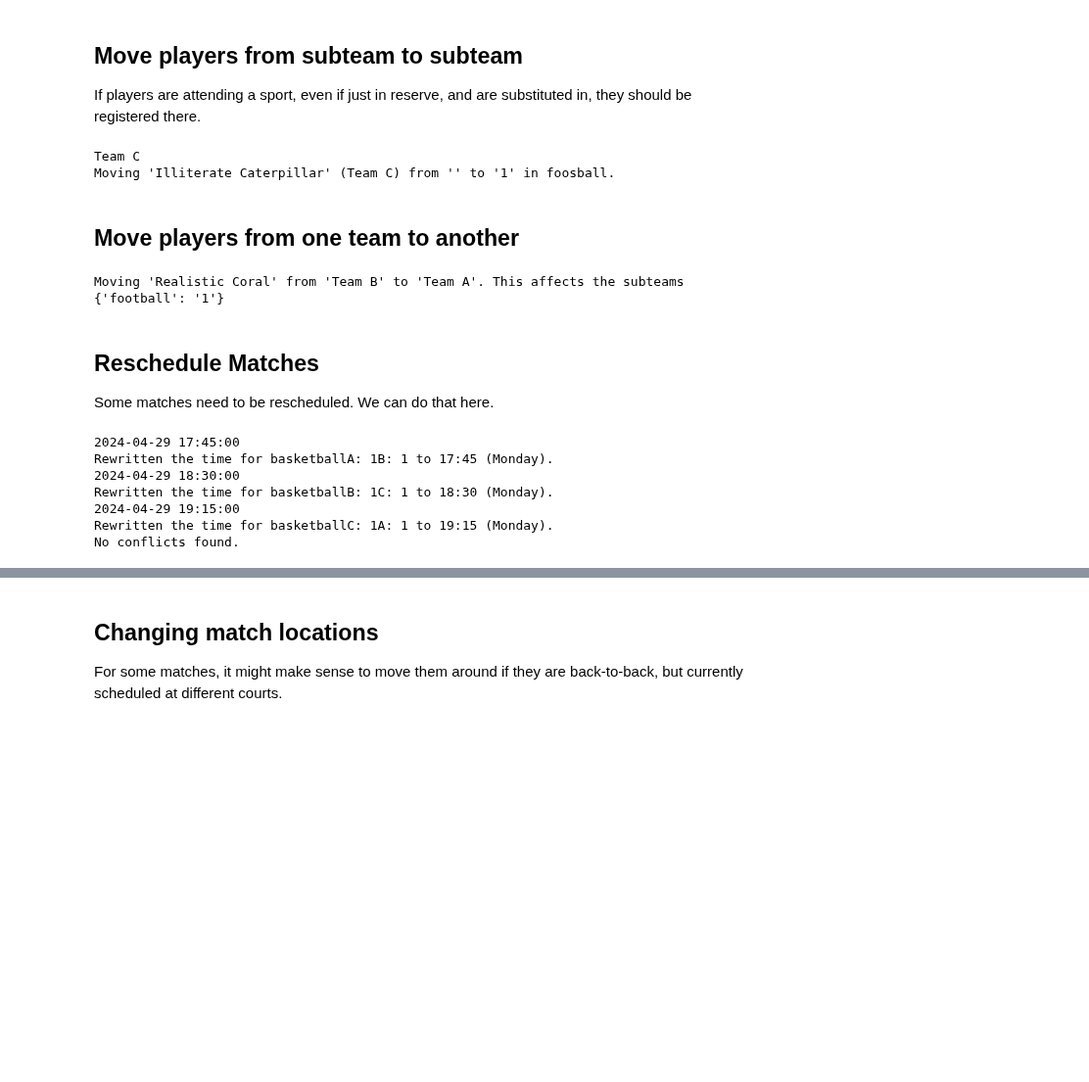
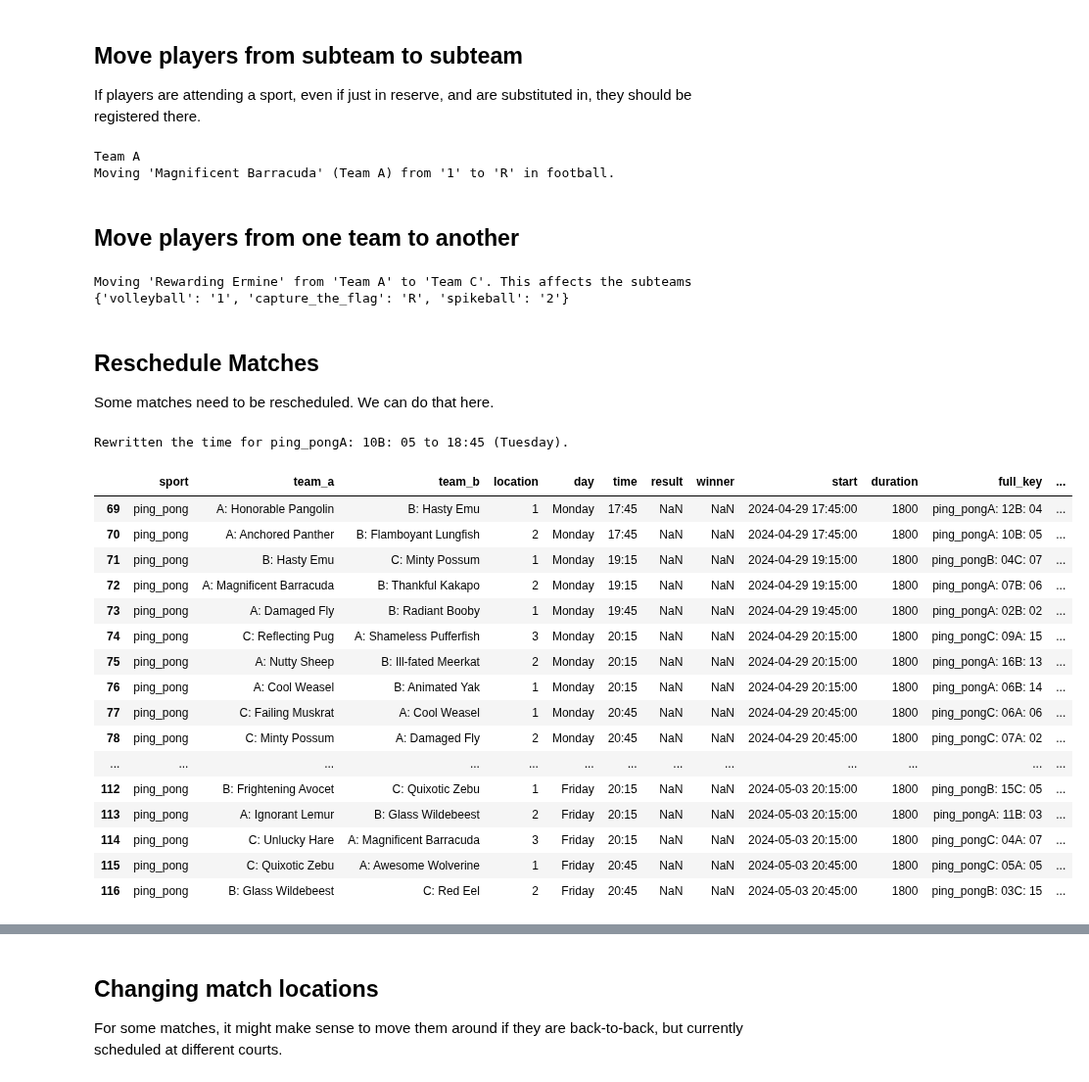
Before and after one commit to FBalzerMPE/imprs_sports_week, a Jupyter notebook: adjust_info.ipynb.ipynb, the cells around one changed output, grey strips where cells are left out. Shown at 98% size. Cells and saved outputs as stored; diff of their text form; code cells hidden in the pictures; blank space fills up the shorter version.

```diff
--- a/adjust_info.ipynb.ipynb
+++ b/adjust_info.ipynb.ipynb
@@ -107,10 +95,13 @@ def set_player_subteam(nickname: str, sport: str, new_subteam: str, verbose: boo
 
 
 # hf.get_players().set_index("nickname").loc["Qualified Buffalo"]
-set_player_subteam("Illiterate Caterpillar", "foosball", "1")
+# set_player_subteam("Rewarding Ermine", "capture_the_flag", "")
+set_player_subteam("Magnificent Barracuda", "football", "R")
+
+# hf.get_players().set_index("nickname").loc["Earnest Snail"]
 # %% [output]
-Team C
-Moving 'Illiterate Caterpillar' (Team C) from '' to '1' in foosball.
+Team A
+Moving 'Magnificent Barracuda' (Team A) from '1' to 'R' in football.
 # %% [markdown]
 ## Move players from one team to another
 # %%
@@ -136,9 +127,9 @@ def set_player_team(nickname: str, new_team: str, verbose: bool = True):
     with hf.DATAPATH.joinpath("teams/changelog.txt").open("a", encoding="utf-8") as f:
         f.write(log_msg + "\n")
 
-set_player_team("Realistic Coral", "Team A")
+set_player_team("Rewarding Ermine", "Team C")
 # %% [output]
-Moving 'Realistic Coral' from 'Team B' to 'Team A'. This affects the subteams {'football': '1'}
+Moving 'Rewarding Ermine' from 'Team A' to 'Team C'. This affects the subteams {'volleyball': '1', 'capture_the_flag': 'R', 'spikeball': '2'}
 # %% [markdown]
 ## Reschedule Matches
 
@@ -146,33 +137,44 @@ Some matches need to be rescheduled. We can do that here.
 # %%
 from datetime import datetime, time
 from helper_functions.setup.match_scheduling import write_match_backup_from_df
 from itertools import combinations
 
 def reschedule_match_to_new_time(match_key: str, new_time: datetime | time, check_overlaps: bool = False):
     matches = hf.get_match_df().set_index("full_key", drop=False)
     old_time = matches.loc[match_key, "start"]
     if isinstance(new_time, time):
         new_time = datetime.combine(old_time, new_time)  # type: ignore
         print(new_time)
     matches.loc[match_key, "start"] = new_time
     matches.loc[match_key, "day"] = new_time.strftime("%A")
     matches.loc[match_key, "time"] = new_time.strftime("%H:%M")
     print(f"Rewritten the time for {match_key} to {new_time.strftime("%H:%M (%A)")}.")
     write_match_backup_from_df(matches, True)
     if check_overlaps:
         matches = hf.get_matches()
         num_conflicts = np.sum([comb[0].has_hard_collision(comb[1], verbose=True) for comb in combinations(matches, 2)])
         if num_conflicts == 0:
             print("No conflicts found.")
 
-reschedule_match_to_new_time("basketballA: 1B: 1", time(17, 45))
-reschedule_match_to_new_time("basketballB: 1C: 1", time(18, 30))
-reschedule_match_to_new_time("basketballC: 1A: 1", time(19, 15), True)
+reschedule_match_to_new_time("ping_pongA: 10B: 05", datetime(2024, 4, 30, 18, 45))
+df = hf.turn_series_list_to_dataframe([m.as_series for m in hf.ALL_MATCHES])
+df[df["sport"] == "ping_pong"]
 # %% [output]
-2024-04-29 17:45:00
-Rewritten the time for basketballA: 1B: 1 to 17:45 (Monday).
-2024-04-29 18:30:00
-Rewritten the time for basketballB: 1C: 1 to 18:30 (Monday).
-2024-04-29 19:15:00
-Rewritten the time for basketballC: 1A: 1 to 19:15 (Monday).
-No conflicts found.
+Rewritten the time for ping_pongA: 10B: 05 to 18:45 (Tuesday).
+|  | sport | team_a | team_b | location | day | time | result | winner | start | duration | full_key | ... |
+| 69 | ping_pong | A: Honorable Pangolin | B: Hasty Emu | 1 | Monday | 17:45 | NaN | NaN | 2024-04-29 17:45:00 | 1800 | ping_pongA: 12B: 04 | ... |
+| 70 | ping_pong | A: Anchored Panther | B: Flamboyant Lungfish | 2 | Monday | 17:45 | NaN | NaN | 2024-04-29 17:45:00 | 1800 | ping_pongA: 10B: 05 | ... |
+| 71 | ping_pong | B: Hasty Emu | C: Minty Possum | 1 | Monday | 19:15 | NaN | NaN | 2024-04-29 19:15:00 | 1800 | ping_pongB: 04C: 07 | ... |
+| 72 | ping_pong | A: Magnificent Barracuda | B: Thankful Kakapo | 2 | Monday | 19:15 | NaN | NaN | 2024-04-29 19:15:00 | 1800 | ping_pongA: 07B: 06 | ... |
+| 73 | ping_pong | A: Damaged Fly | B: Radiant Booby | 1 | Monday | 19:45 | NaN | NaN | 2024-04-29 19:45:00 | 1800 | ping_pongA: 02B: 02 | ... |
+| 74 | ping_pong | C: Reflecting Pug | A: Shameless Pufferfish | 3 | Monday | 20:15 | NaN | NaN | 2024-04-29 20:15:00 | 1800 | ping_pongC: 09A: 15 | ... |
+| 75 | ping_pong | A: Nutty Sheep | B: Ill-fated Meerkat | 2 | Monday | 20:15 | NaN | NaN | 2024-04-29 20:15:00 | 1800 | ping_pongA: 16B: 13 | ... |
+| 76 | ping_pong | A: Cool Weasel | B: Animated Yak | 1 | Monday | 20:15 | NaN | NaN | 2024-04-29 20:15:00 | 1800 | ping_pongA: 06B: 14 | ... |
+| 77 | ping_pong | C: Failing Muskrat | A: Cool Weasel | 1 | Monday | 20:45 | NaN | NaN | 2024-04-29 20:45:00 | 1800 | ping_pongC: 06A: 06 | ... |
+| 78 | ping_pong | C: Minty Possum | A: Damaged Fly | 2 | Monday | 20:45 | NaN | NaN | 2024-04-29 20:45:00 | 1800 | ping_pongC: 07A: 02 | ... |
+| ... | ... | ... | ... | ... | ... | ... | ... | ... | ... | ... | ... | ... |
+| 112 | ping_pong | B: Frightening Avocet | C: Quixotic Zebu | 1 | Friday | 20:15 | NaN | NaN | 2024-05-03 20:15:00 | 1800 | ping_pongB: 15C: 05 | ... |
+| 113 | ping_pong | A: Ignorant Lemur | B: Glass Wildebeest | 2 | Friday | 20:15 | NaN | NaN | 2024-05-03 20:15:00 | 1800 | ping_pongA: 11B: 03 | ... |
+| 114 | ping_pong | C: Unlucky Hare | A: Magnificent Barracuda | 3 | Friday | 20:15 | NaN | NaN | 2024-05-03 20:15:00 | 1800 | ping_pongC: 04A: 07 | ... |
+| 115 | ping_pong | C: Quixotic Zebu | A: Awesome Wolverine | 1 | Friday | 20:45 | NaN | NaN | 2024-05-03 20:45:00 | 1800 | ping_pongC: 05A: 05 | ... |
+| 116 | ping_pong | B: Glass Wildebeest | C: Red Eel | 2 | Friday | 20:45 | NaN | NaN | 2024-05-03 20:45:00 | 1800 | ping_pongB: 03C: 15 | ... |
```
Also changed, not shown: parts of 2 cells of this notebook, 8 other files.
